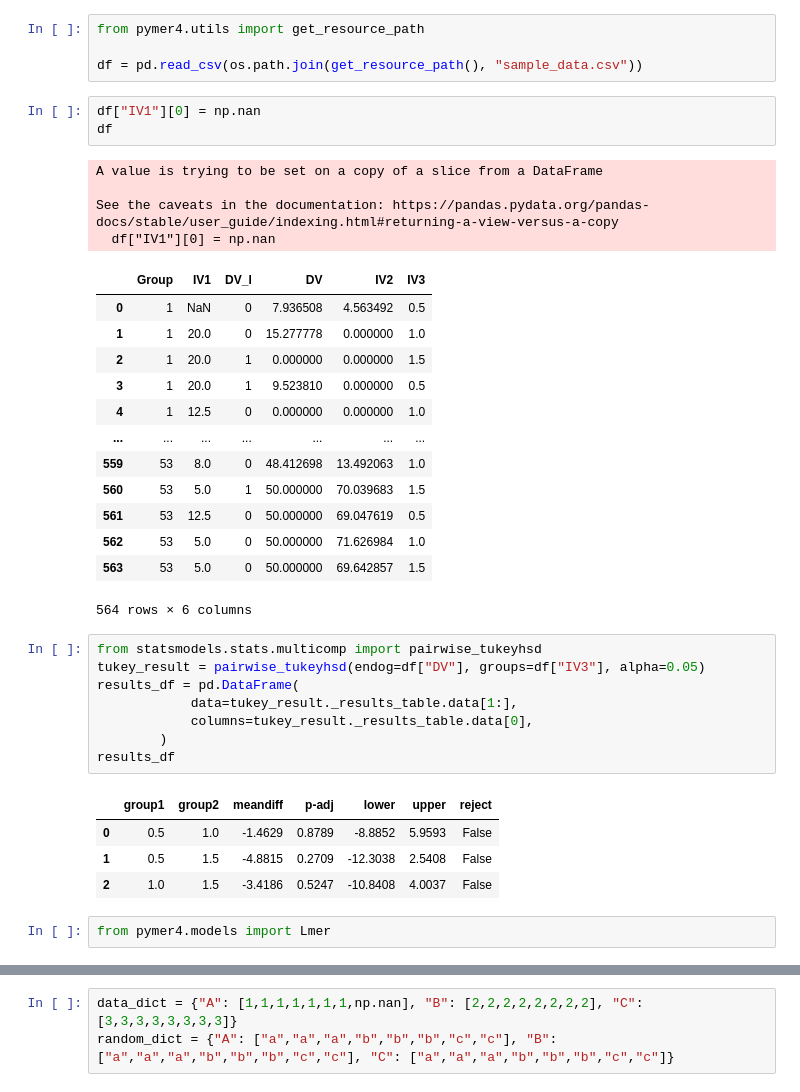
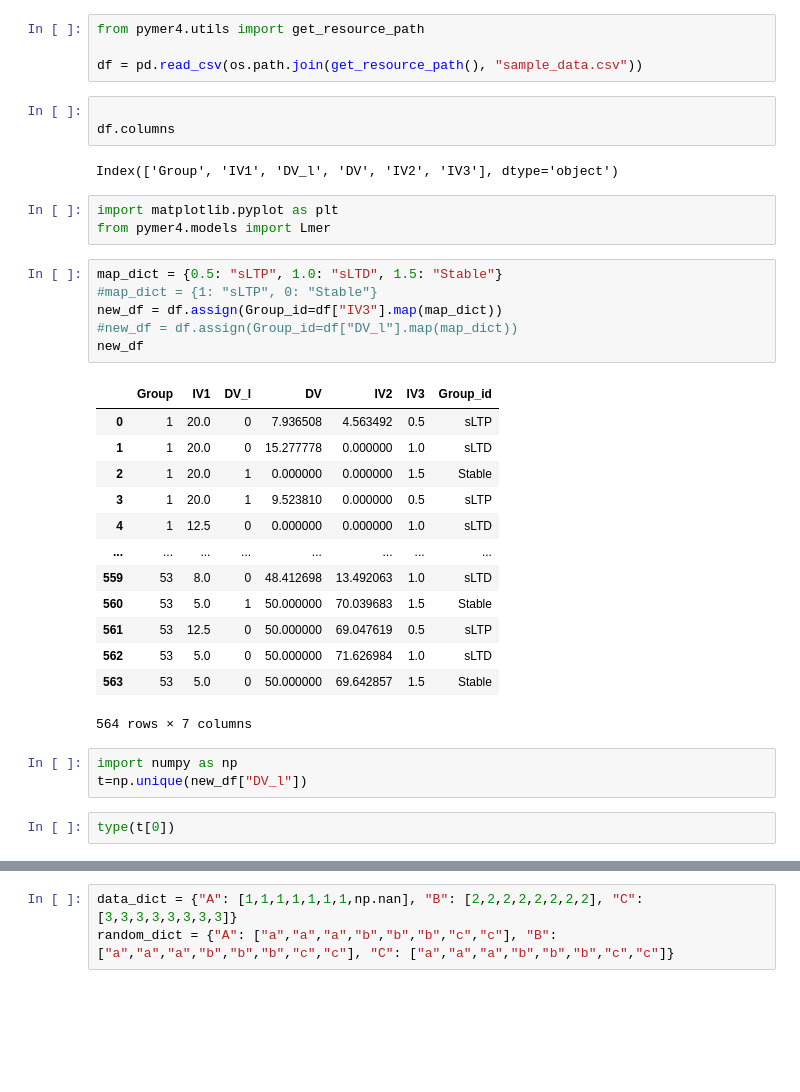
Before and after one commit to wjakewright/Lab_Analyses, a Jupyter notebook: Lab_Analyses/NoteBooks/Pymer_Testing.ipynb, the cells around one changed output, grey strips where cells are left out. Drawn from its saved outputs; the diff is of its cells as text; blank space fills up the shorter version.

```diff
--- a/Lab_Analyses/NoteBooks/Pymer_Testing.ipynb
+++ b/Lab_Analyses/NoteBooks/Pymer_Testing.ipynb
@@ -10,39 +10,36 @@ from pymer4.utils import get_resource_path
 
 df = pd.read_csv(os.path.join(get_resource_path(), "sample_data.csv"))
 # %%
-df["IV1"][0] = np.nan
-df
+
+df.columns
 # %% [output]
-A value is trying to be set on a copy of a slice from a DataFrame
-
-See the caveats in the documentation: https://pandas.pydata.org/pandas-docs/stable/user_guide/indexing.html#returning-a-view-versus-a-copy
-  df["IV1"][0] = np.nan
+Index(['Group', 'IV1', 'DV_l', 'DV', 'IV2', 'IV3'], dtype='object')
-|  | Group | IV1 | DV_l | DV | IV2 | IV3 |
-| 0 | 1 | NaN | 0 | 7.936508 | 4.563492 | 0.5 |
-| 1 | 1 | 20.0 | 0 | 15.277778 | 0.000000 | 1.0 |
-| 2 | 1 | 20.0 | 1 | 0.000000 | 0.000000 | 1.5 |
-| 3 | 1 | 20.0 | 1 | 9.523810 | 0.000000 | 0.5 |
-| 4 | 1 | 12.5 | 0 | 0.000000 | 0.000000 | 1.0 |
-| ... | ... | ... | ... | ... | ... | ... |
-| 559 | 53 | 8.0 | 0 | 48.412698 | 13.492063 | 1.0 |
-| 560 | 53 | 5.0 | 1 | 50.000000 | 70.039683 | 1.5 |
-| 561 | 53 | 12.5 | 0 | 50.000000 | 69.047619 | 0.5 |
-| 562 | 53 | 5.0 | 0 | 50.000000 | 71.626984 | 1.0 |
-| 563 | 53 | 5.0 | 0 | 50.000000 | 69.642857 | 1.5 |
-564 rows × 6 columns
 # %%
-from statsmodels.stats.multicomp import pairwise_tukeyhsd
-tukey_result = pairwise_tukeyhsd(endog=df["DV"], groups=df["IV3"], alpha=0.05)
-results_df = pd.DataFrame(
-            data=tukey_result._results_table.data[1:],
-            columns=tukey_result._results_table.data[0],
-        )
-results_df
+import matplotlib.pyplot as plt
+from pymer4.models import Lmer
-# %% [output]
-|  | group1 | group2 | meandiff | p-adj | lower | upper | reject |
-| 0 | 0.5 | 1.0 | -1.4629 | 0.8789 | -8.8852 | 5.9593 | False |
-| 1 | 0.5 | 1.5 | -4.8815 | 0.2709 | -12.3038 | 2.5408 | False |
-| 2 | 1.0 | 1.5 | -3.4186 | 0.5247 | -10.8408 | 4.0037 | False |
 # %%
-from pymer4.models import Lmer
+map_dict = {0.5: "sLTP", 1.0: "sLTD", 1.5: "Stable"}
+#map_dict = {1: "sLTP", 0: "Stable"}
+new_df = df.assign(Group_id=df["IV3"].map(map_dict))
+#new_df = df.assign(Group_id=df["DV_l"].map(map_dict))
+new_df
+# %% [output]
+|  | Group | IV1 | DV_l | DV | IV2 | IV3 | Group_id |
+| 0 | 1 | 20.0 | 0 | 7.936508 | 4.563492 | 0.5 | sLTP |
+| 1 | 1 | 20.0 | 0 | 15.277778 | 0.000000 | 1.0 | sLTD |
+| 2 | 1 | 20.0 | 1 | 0.000000 | 0.000000 | 1.5 | Stable |
+| 3 | 1 | 20.0 | 1 | 9.523810 | 0.000000 | 0.5 | sLTP |
+| 4 | 1 | 12.5 | 0 | 0.000000 | 0.000000 | 1.0 | sLTD |
+| ... | ... | ... | ... | ... | ... | ... | ... |
+| 559 | 53 | 8.0 | 0 | 48.412698 | 13.492063 | 1.0 | sLTD |
+| 560 | 53 | 5.0 | 1 | 50.000000 | 70.039683 | 1.5 | Stable |
+| 561 | 53 | 12.5 | 0 | 50.000000 | 69.047619 | 0.5 | sLTP |
+| 562 | 53 | 5.0 | 0 | 50.000000 | 71.626984 | 1.0 | sLTD |
+| 563 | 53 | 5.0 | 0 | 50.000000 | 69.642857 | 1.5 | Stable |
+564 rows × 7 columns
+# %%
+import numpy as np
+t=np.unique(new_df["DV_l"])
+# %%
+type(t[0])
 # %%
```
Also changed, not shown: parts of 58 cells of this notebook.
